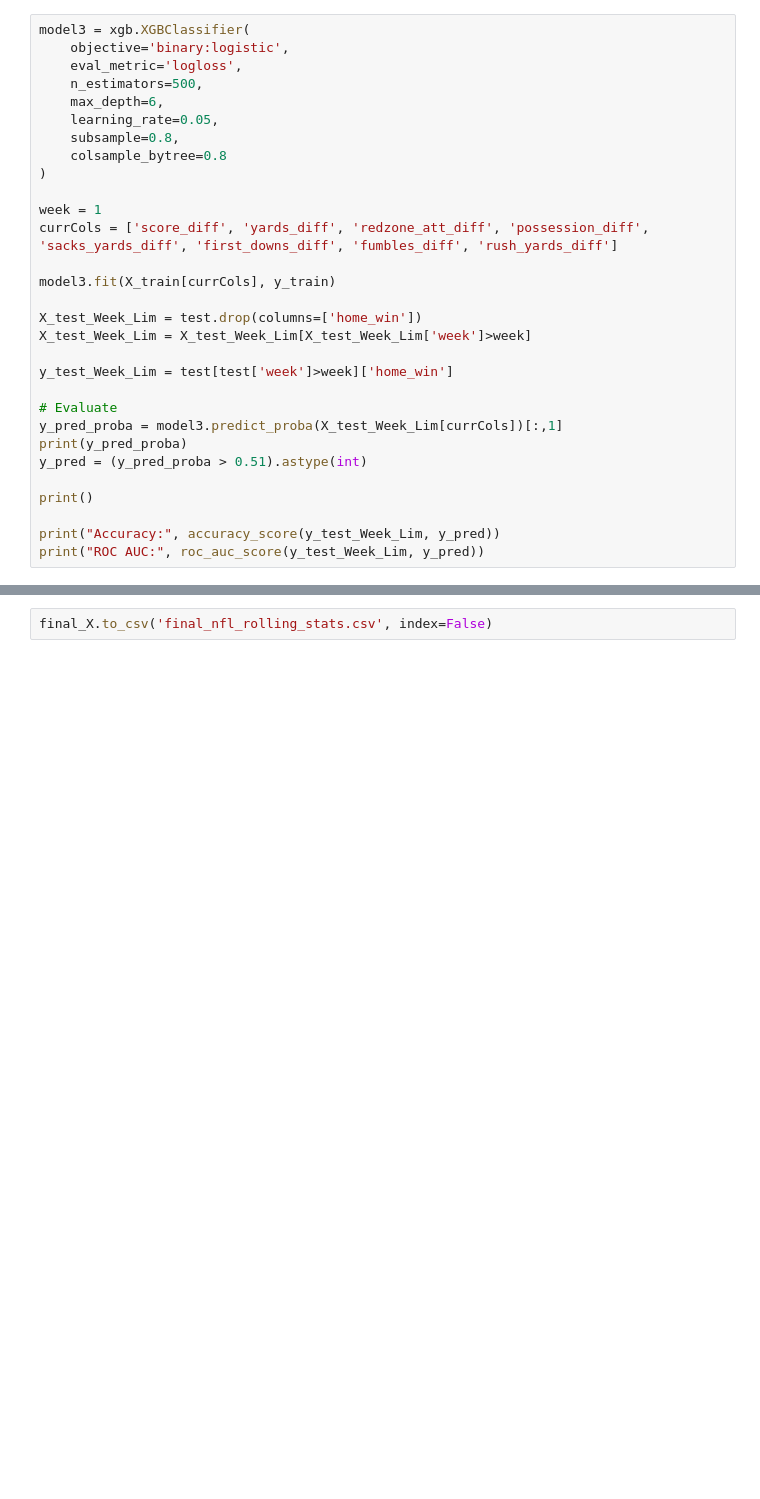
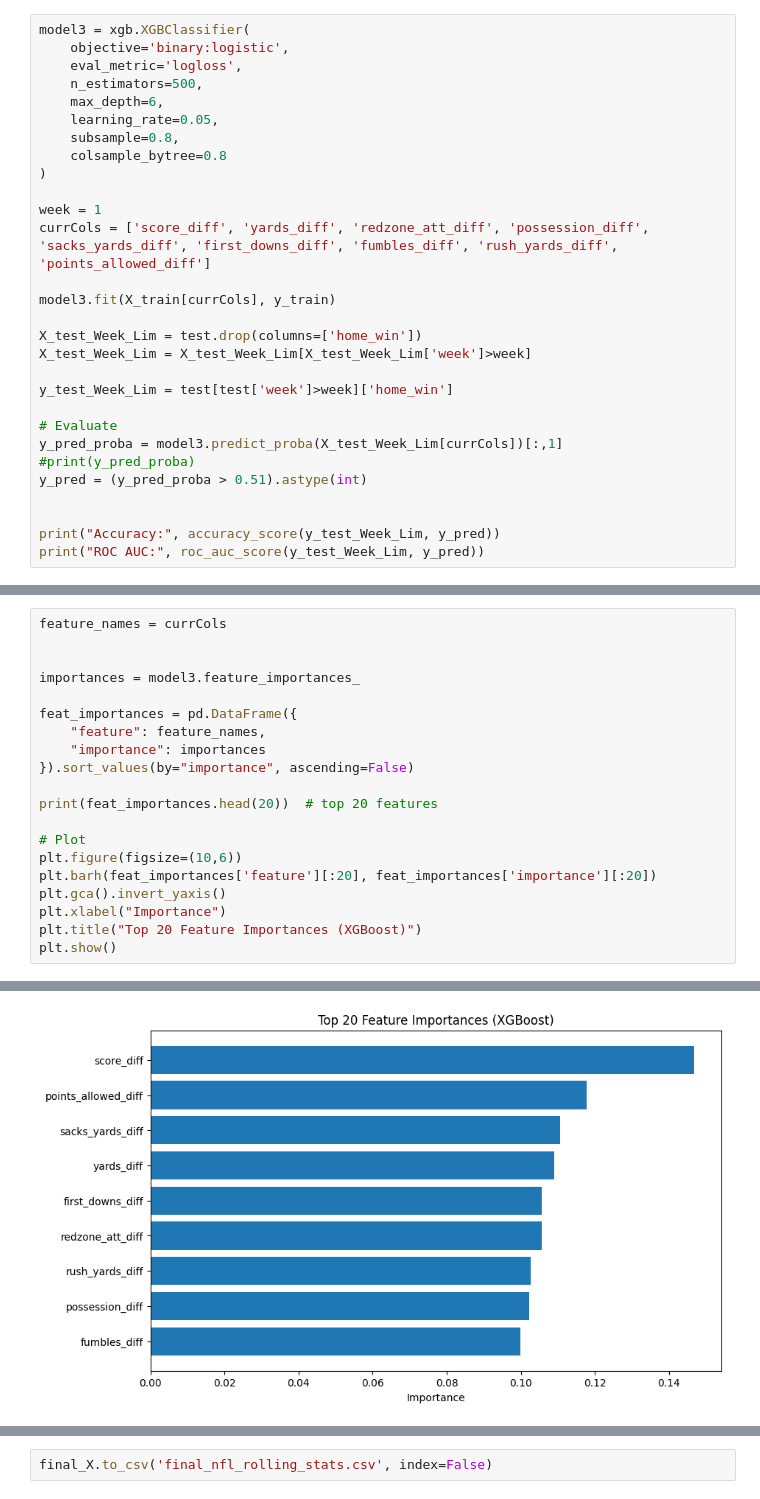
Before and after one commit to lance-kluge/NFLGameML, a Jupyter notebook: modelTraining.ipynb, the cells around one changed output, grey strips where cells are left out. Cells and saved outputs as stored; diff of their text form; blank space fills up the shorter version.

```diff
--- a/modelTraining.ipynb
+++ b/modelTraining.ipynb
@@ -326,7 +348,7 @@ model3 = xgb.XGBClassifier(
 )
 
 week = 1
-currCols = ['score_diff', 'yards_diff', 'redzone_att_diff', 'possession_diff', 'sacks_yards_diff', 'first_downs_diff', 'fumbles_diff', 'rush_yards_diff']
+currCols = ['score_diff', 'yards_diff', 'redzone_att_diff', 'possession_diff', 'sacks_yards_diff', 'first_downs_diff', 'fumbles_diff', 'rush_yards_diff', 'points_allowed_diff']
 
 model3.fit(X_train[currCols], y_train)
 
@@ -337,10 +359,9 @@ y_test_Week_Lim = test[test['week']>week]['home_win']
 
 # Evaluate
 y_pred_proba = model3.predict_proba(X_test_Week_Lim[currCols])[:,1]
-print(y_pred_proba)
+#print(y_pred_proba)
 y_pred = (y_pred_proba > 0.51).astype(int)
 
-print()
 
 print("Accuracy:", accuracy_score(y_test_Week_Lim, y_pred))
 print("ROC AUC:", roc_auc_score(y_test_Week_Lim, y_pred))
@@ -364,0 +373,21 @@ ROC AUC: 0.6454612184976756
+# %%
+feature_names = currCols
+
+
+importances = model3.feature_importances_
+
+feat_importances = pd.DataFrame({
+    "feature": feature_names,
+    "importance": importances
+}).sort_values(by="importance", ascending=False)
+
+print(feat_importances.head(20))  # top 20 features
+
+# Plot
+plt.figure(figsize=(10,6))
+plt.barh(feat_importances['feature'][:20], feat_importances['importance'][:20])
+plt.gca().invert_yaxis()
+plt.xlabel("Importance")
+plt.title("Top 20 Feature Importances (XGBoost)")
+plt.show()
+# %% [output]
@@ -364,0 +404 @@ ROC AUC: 0.6454612184976756
+[figure, added]
```
Also changed, not shown: parts of 19 cells of this notebook.
